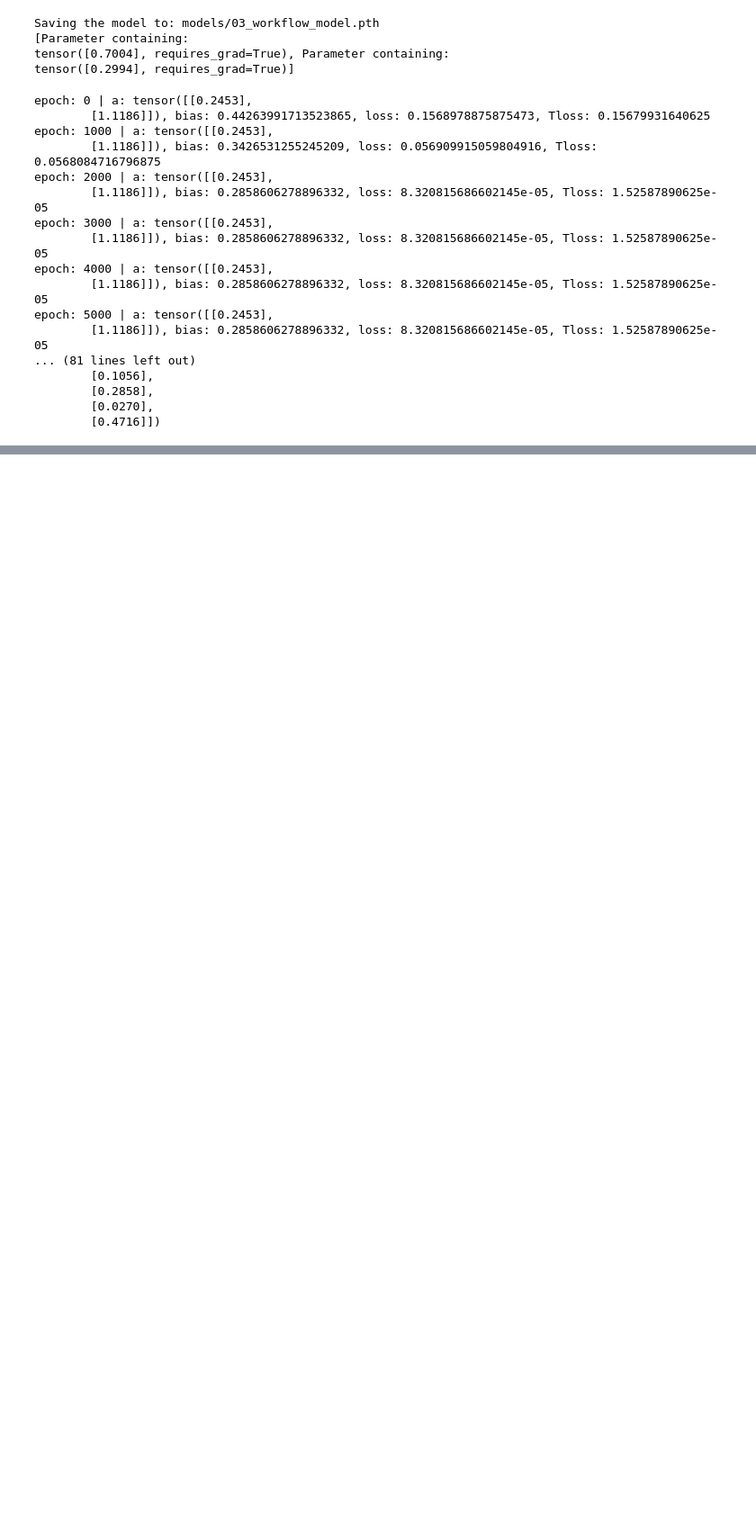
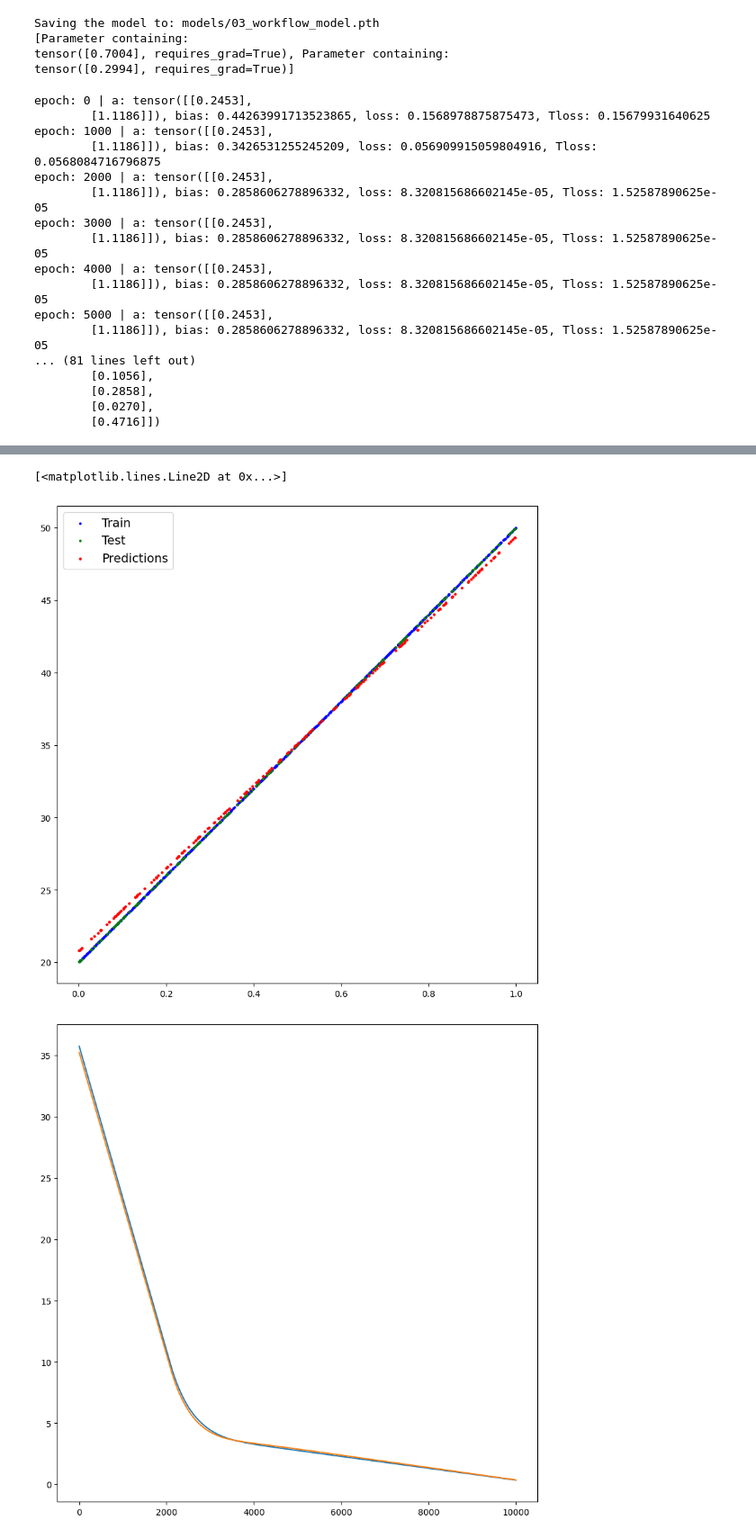
Before and after one commit to GiovanniRaseraF/cpp, a Jupyter notebook: pytorch/code/03_Workflow.ipynb, the cells around one changed output, grey strips where cells are left out. Shown at 90% size. Saved outputs shown, nothing was run; the diff lists cells and outputs as text; code cells hidden in the pictures; blank space fills up the shorter version.

```diff
--- a/pytorch/code/03_Workflow.ipynb
+++ b/pytorch/code/03_Workflow.ipynb
@@ -759,0 +918,77 @@ epoch: 5000 | a: tensor([[0.2453],
+# %%
+# chat gpt test
+import torch
+import torch.nn as nn
+import torch.optim as optim
+torch.manual_seed(2)
+
+# Dati di esempio (input x e target y)
+#x = torch.arange(1000, dtype=torch.float).unsqueeze(dim=1)
+x = torch.rand(size = (1000, 1), dtype=torch.float)
+y = 30 * x + 20 # y = 2 * x + 0
+
+# Splitting
+split_index = int(0.8 * len(x))
+x_train = x[:split_index]
+y_train = y[:split_index]
+x_test = x[split_index:]
+y_test = y[split_index:]
+
+# Definizione del modello lineare
+class LinearModel(nn.Module):
+    def __init__(self):
+        super(LinearModel, self).__init__()
+        self.linear = nn.Linear(1, 1)  # un input, un output
+
+    def forward(self, x):
+        return self.linear(x)
+
+# Istanziazione del modello
+model = LinearModel()
+
+# Definizione della loss function e dell'ottimizzatore
+criterion = nn.L1Loss()
+optimizer = optim.SGD(model.parameters(), lr=0.01)
+
+saved_epochs = []
+saved_loss = []
+saved_tloss = []
+
+# Addestramento
+epochs = 10000
+for epoch in range(epochs):
+    model.train()
+    outputs = model(x_train)
+    loss = criterion(outputs, y_train)
+
+    optimizer.zero_grad()
+    loss.backward()
+    optimizer.step()
+
+    with torch.inference_mode():
+        test_pred = model(x_test)
+        test_loss = criterion(test_pred, y_test)
+
+    if (epoch + 1) % int(epochs / 20) == 0:
+        print(f'Epoca [{epoch+1}/{epochs}], Loss: {loss.item():.4f}, TLoss: {test_loss.item():.4f}')
+
+    saved_epochs.append(epoch)
+    saved_loss.append(loss.item())
+    saved_tloss.append(test_loss.item())
+
+# Valori appresi
+for name, param in model.named_parameters():
+    if param.requires_grad:
+        print(f'{name}: {param.data.numpy()}')
+
+# Show
+with torch.inference_mode():
+    test_pred = model(x_test)
+
+# Viz
+pp(x_train, y_train, x_test, y_test, test_pred)
+
+plt.figure(figsize=(10, 10))
+plt.plot(saved_epochs, saved_loss)
+plt.plot(saved_epochs, saved_tloss)
+# %% [output]
@@ -759,0 +1012,3 @@ epoch: 5000 | a: tensor([[0.2453],
+[<matplotlib.lines.Line2D at 0x...>]
+[figure, added]
+[figure, added]
```
Also changed, not shown: parts of 8 cells of this notebook, 1 other file.
